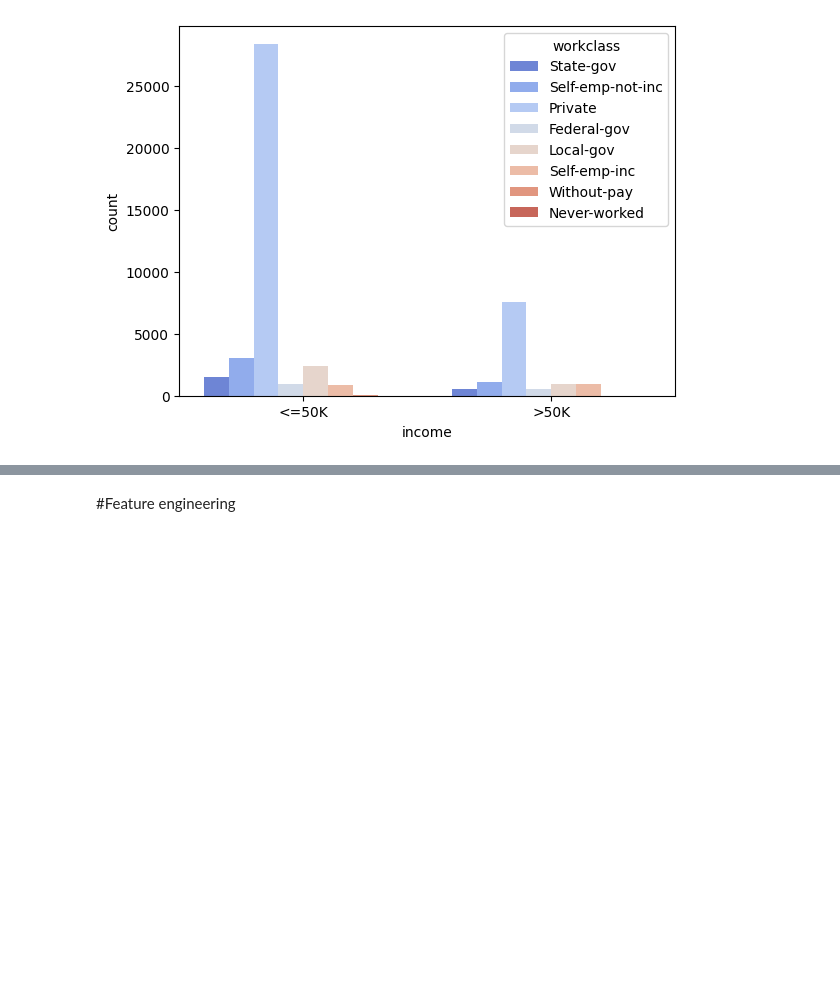
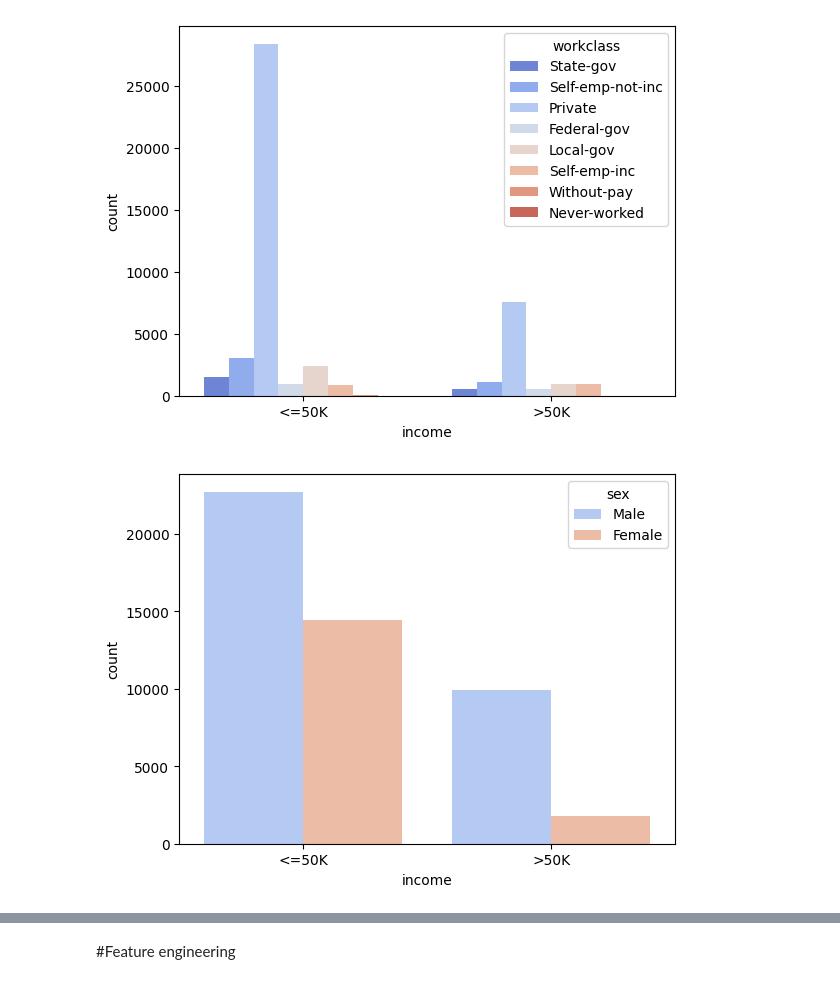
Before and after one commit to MohHaroon/Adult-Census-Income-Classification, a Jupyter notebook: Adult dataset Classification.ipynb, the cells around one changed output, grey strips where cells are left out. Saved outputs shown, nothing was run; the diff lists cells and outputs as text; code cells hidden in the pictures; blank space fills up the shorter version.

Commit message:
Conducted analysis on the data frame, and finalized the code

```diff
--- a/Adult dataset Classification.ipynb
+++ b/Adult dataset Classification.ipynb
@@ -288,3 +290,7 @@ Name: occupation, dtype: int64
 sns.countplot(x='income', palette='coolwarm', hue='workclass', data=adult_df);
 # %% [output]
 [figure]
+# %%
+sns.countplot(x='income', palette='coolwarm', hue='sex', data=adult_df);
+# %% [output]
+[figure, added]
```
Also changed, not shown: parts of 25 cells of this notebook.
